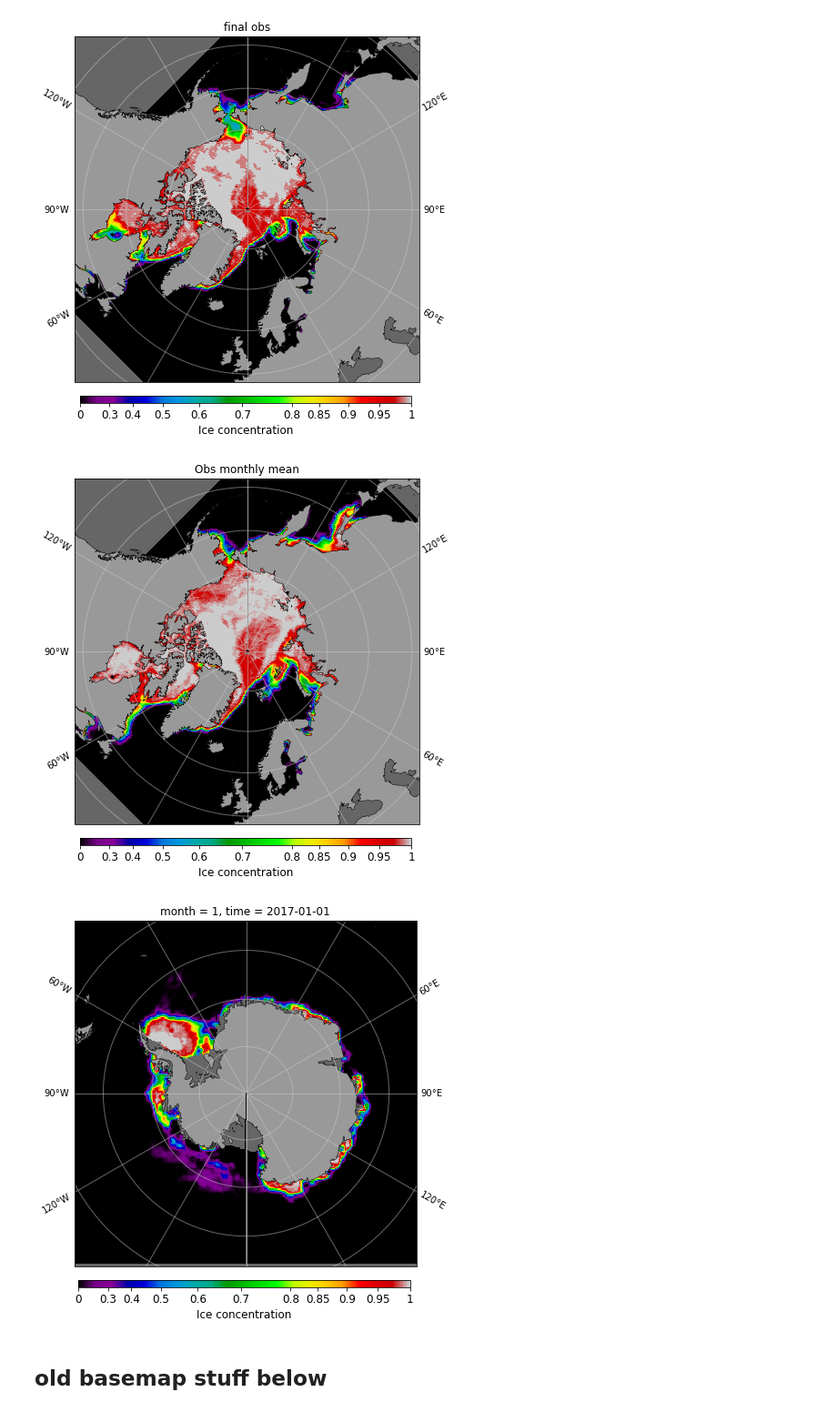
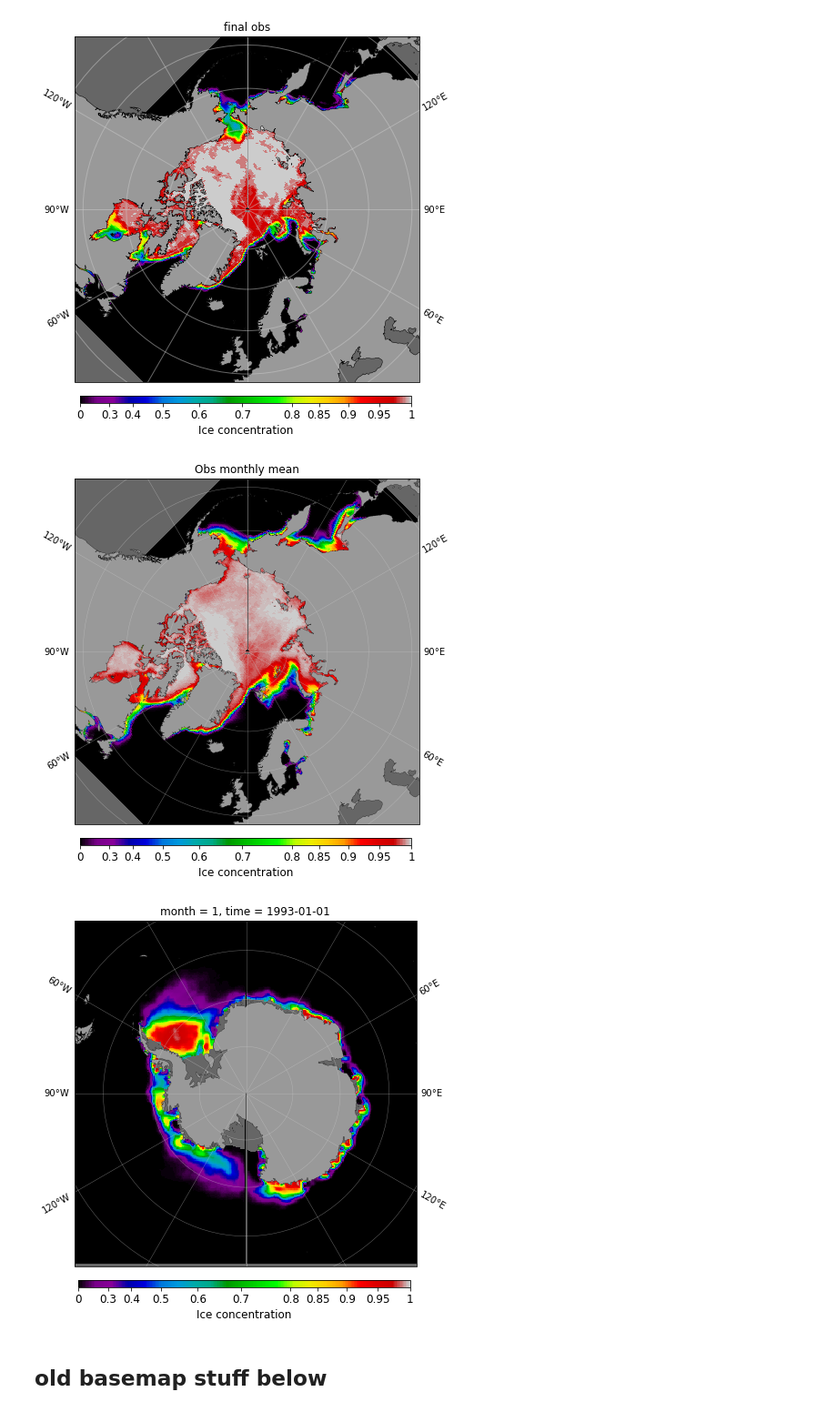
Before and after one commit to aekiss/ice_analysis, a Jupyter notebook: ice_maps.ipynb, the cells around one changed output. Shown at 91% size. Saved outputs shown, nothing was run; the diff lists cells and outputs as text; code cells hidden in the pictures.

```diff
--- a/ice_maps.ipynb
+++ b/ice_maps.ipynb
@@ -359,13 +369,13 @@ plotSIC(obs_NH.isel(time=-1), **NH).set_title('final obs');
 # %% [output]
 [figure]
 # %%
-plotSIC(obs_NH_mm.sel(month=month), **NH).set_title('Obs monthly mean');
+plotSIC(obs_NH_mm.sel(month=1), **NH).set_title('Obs monthly mean');
 # %% [output]
-[figure, old version]
+[figure, new version]
 # %%
-plotSIC(obs_SH_mm.sel(month=month), **SH);
+plotSIC(obs_SH_mm.sel(month=1), **SH);
 # %% [output]
-[figure, old version]
+[figure, new version]
 # %% [markdown]
 ## old basemap stuff below
 # %%
```
Also changed, not shown: parts of 5 cells of this notebook, 1 other file.
